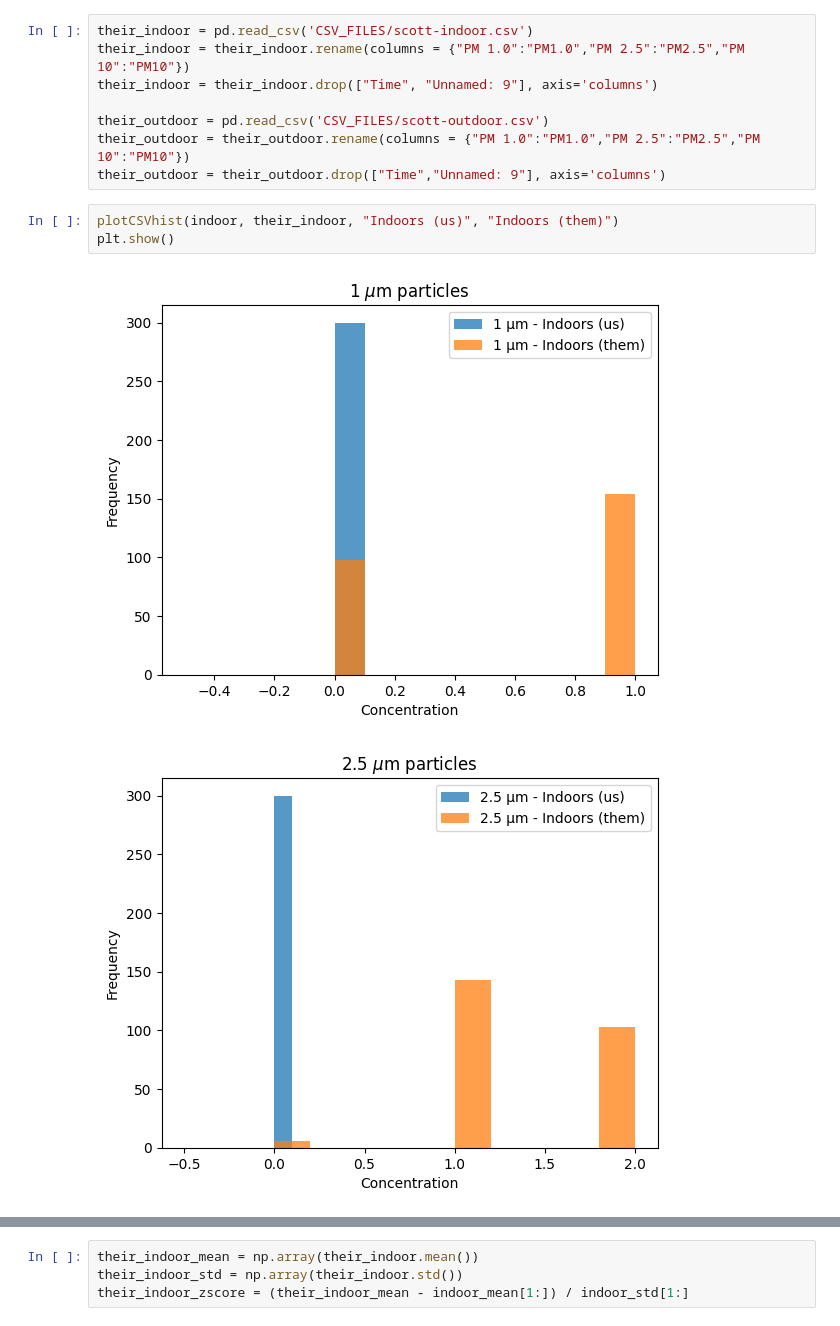
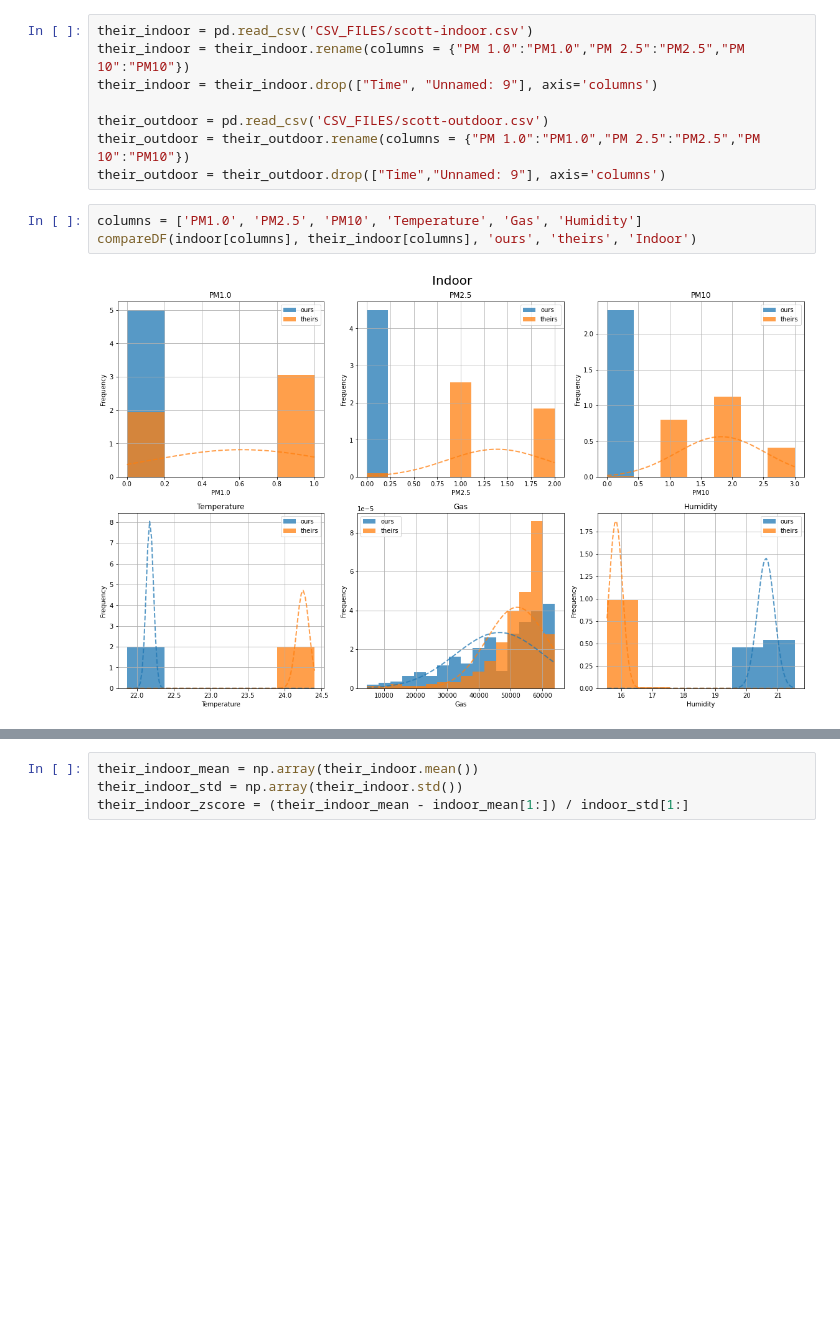
Before and after one commit to ElanPB/E11_Carlos_Elan, a Jupyter notebook: Week_6_Lab.ipynb, the cells around one changed output, grey strips where cells are left out. Drawn from its saved outputs; the diff is of its cells as text; blank space fills up the shorter version.

Commit message:
Finished graphs

```diff
--- a/Week_6_Lab.ipynb
+++ b/Week_6_Lab.ipynb
@@ -341,8 +197,7 @@ their_outdoor = pd.read_csv('CSV_FILES/scott-outdoor.csv')
 their_outdoor = their_outdoor.rename(columns = {"PM 1.0":"PM1.0","PM 2.5":"PM2.5","PM 10":"PM10"})
 their_outdoor = their_outdoor.drop(["Time","Unnamed: 9"], axis='columns')
 # %%
-plotCSVhist(indoor, their_indoor, "Indoors (us)", "Indoors (them)")
-plt.show()
+columns = ['PM1.0', 'PM2.5', 'PM10', 'Temperature', 'Gas', 'Humidity']
+compareDF(indoor[columns], their_indoor[columns], 'ours', 'theirs', 'Indoor')
 # %% [output]
-[figure, old version]
+[figure, new version]
-[figure, removed]
```
Also changed, not shown: parts of 13 cells of this notebook.
